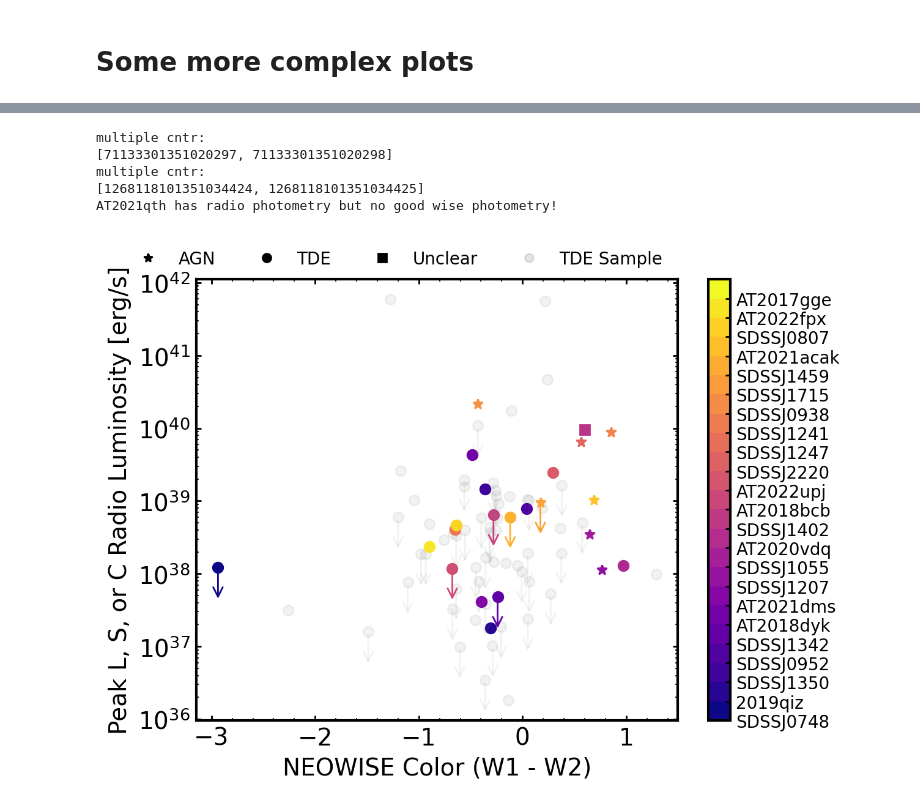
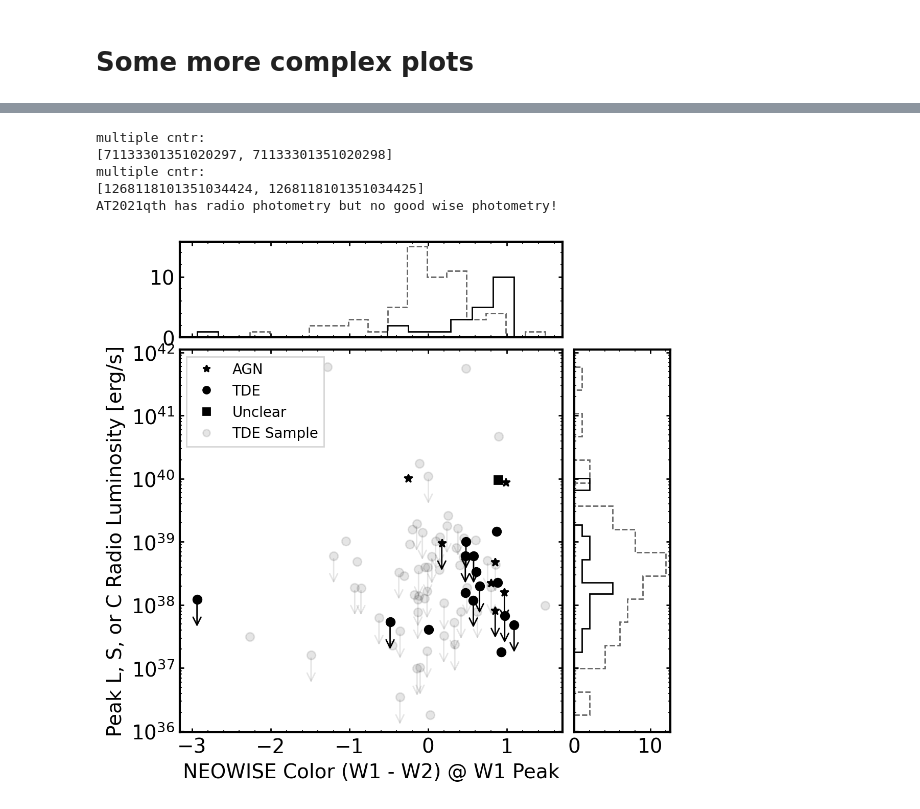
Before and after one commit to noahfranz13/radio-ecle, a Jupyter notebook: ecle-data-to-otter.ipynb, the cells around one changed output, grey strips where cells are left out. Cells and saved outputs as stored; diff of their text form; code cells hidden in the pictures.

```diff
--- a/ecle-data-to-otter.ipynb
+++ b/ecle-data-to-otter.ipynb
@@ -415,5 +565,13 @@ lightcurve_plot("S", n_ecle=18)
 # %%
-fig, ax = plt.subplots()
+fig = plt.figure(figsize=(6,6))
+gs = fig.add_gridspec(2, 2,  width_ratios=(4, 1), height_ratios=(1, 4),
+                      left=0.1, right=0.9, bottom=0.1, top=0.9,
+                      wspace=0.05, hspace=0.05)
+
+ax = fig.add_subplot(gs[1, 0])
+ax_histx = fig.add_subplot(gs[0, 0], sharex=ax)
+ax_histy = fig.add_subplot(gs[1, 1], sharey=ax)
+
 cmap = mpl.colormaps['plasma']
 
 ecle_names = set(meta.name.unique())
@@ -423,6 +581,7 @@ i = 0
 
 radio_filts = ("L", "S", "C")
 
+radio_data, wise_data, class_ = [], [], []
 cbar_labels = []
 
 for t in all_transients:
@@ -452,8 +611,8 @@ for t in all_transients:
 
     w1_w2 = w1.merge(w2, on="date_mjd", suffixes=("_w1", "_w2")).dropna()
 
-    wise_color = w1_w2.flux_w1 - w1_w2.flux_w2
-    wise_max = np.argmin(wise_color) # because mags are backwards
+    wise_max = np.argmin(w1_w2.flux_w1) # choose peak W1
+    wise_color = w1_w2.flux_w1.tolist()[wise_max] - w1_w2.flux_w2.tolist()[wise_max]
     wise_uplim = w1_w2.upperlimit_w1.values[wise_max] or w1_w2.upperlimit_w2.values[wise_max]
 
     # get the luminosity
@@ -482,7 +641,7 @@ for t in all_transients:
         i += 1
 
         # All of the ECLEs have S-band data
-        s = phot[phot.filter_name.isin(filts)]
+        s = phot[phot.filter_name.isin(radio_filts)]
         cbar_labels.append(metadata.name.values[0].replace("_", ""))
 
         alpha = 1
@@ -503,52 +662,77 @@ for t in all_transients:
 
     max_idx = np.argmax(s.lum.values)
     y = s.lum.values[max_idx]
+    x = wise_color
 
-    x = wise_color.values[wise_max]
+    radio_data.append(y)
+    wise_data.append(x)
+    class_.append(isECLE)
 
-    ax.plot(x, y, color=color, marker=symb, alpha=alpha)
+    ax.plot(x, y, color="k", marker=symb, alpha=alpha)
 
     if s.upperlimit.values[max_idx]:
-        ax.annotate("", xy=(x, y/3), xytext=(x, y), arrowprops=dict(arrowstyle='->',color=color,alpha=alpha))
+        ax.annotate("", xy=(x, y/3), xytext=(x, y), arrowprops=dict(arrowstyle='->',color="k",alpha=alpha))
 
     if wise_uplim:
-        ax.annotate("", xy=(y, x/3), xytext=(y, x), arrowprops=dict(arrowstyle='->',color=color,alpha=alpha))
+        ax.annotate("", xy=(y, x/3), xytext=(y, x), arrowprops=dict(arrowstyle='->',color="k",alpha=alpha))
+
+radio_data, wise_data, ecle_filt = np.array(radio_data), np.array(wise_data), np.array(class_)
 
 custom_legend_params = dict(
     color = "k",
     lw = 4,
     markersize = 5,
     linestyle = "none"
 )
 
 custom_lines = [
     Line2D([0], [0], marker="*", **custom_legend_params),
     Line2D([0], [0], marker="o", **custom_legend_params),
     Line2D([0], [0], marker="s", **custom_legend_params),
     Line2D([0], [0], marker="o", alpha=0.1, **custom_legend_params)
 ]
 
 custom_labels = ["AGN", "TDE", "Unclear", "TDE Sample"]
 
 ax.set_yscale("log")
 
-ax.legend(custom_lines, custom_labels, bbox_to_anchor=(1,1.1), ncols=len(custom_lines), fontsize=10)
+ax.legend(custom_lines, custom_labels, loc="upper left", ncols=1, fontsize=10, frameon=True, fancybox=False)
 
-norm = mpl.colors.BoundaryNorm(range(len(colors)), cmap.N)
-cbar = fig.colorbar(mpl.cm.ScalarMappable(cmap=cmap, norm=norm), ax=ax, ticks=list(range(len(cbar_labels))))
-cbar.ax.set_yticklabels(cbar_labels, fontsize=10);
+#norm = mpl.colors.BoundaryNorm(range(len(colors)), cmap.N)
+#cbar = fig.colorbar(mpl.cm.ScalarMappable(cmap=cmap, norm=norm), ax=ax, ticks=list(range(len(cbar_labels))))
+#cbar.ax.set_yticklabels(cbar_labels, fontsize=10);
 
 ax.set_ylabel("Peak L, S, or C Radio Luminosity [erg/s]")
-ax.set_xlabel("NEOWISE Color (W1 - W2)")
+ax.set_xlabel("NEOWISE Color (W1 - W2) @ W1 Peak")
+
+# plot the side histograms
+nbins=15
+wise_ecle_bins, wise_ecle_edges = np.histogram(wise_data[ecle_filt],bins=nbins)
+wise_data_bins, wise_data_edges = np.histogram(wise_data[~ecle_filt],bins=nbins)
+ax_histx.stairs(wise_data_bins, wise_data_edges, color='k', linestyle='--', alpha=0.6)
+ax_histx.stairs(wise_ecle_bins, wise_ecle_edges, color='k', linestyle='-', alpha=1)
+
+hist, bins = np.histogram(radio_data[~ecle_filt],bins=nbins)
+logbins = np.logspace(np.log10(bins[0]),np.log10(bins[-1]),len(bins))
+radio_data_bins, radio_data_edges = np.histogram(radio_data[~ecle_filt],bins=logbins)
+ax_histy.stairs(radio_data_bins, radio_data_edges, orientation="horizontal", color='k', linestyle='--', alpha=0.6)
+
+hist, bins = np.histogram(radio_data[ecle_filt],bins=nbins)
+logbins = np.logspace(np.log10(bins[0]),np.log10(bins[-1]),len(bins))
+radio_ecle_bins, radio_ecle_edges = np.histogram(radio_data[ecle_filt],bins=logbins)
+ax_histy.stairs(radio_ecle_bins, radio_ecle_edges, orientation="horizontal", color='k', linestyle='-', alpha=1)
+
+ax_histx.tick_params(axis="x", labelbottom=False)
+ax_histy.tick_params(axis="y", labelleft=False)
 
 fig.savefig("ecle-radio-vs-wise.png")
 # %% [output]
 multiple cntr:
 [71133301351020297, 71133301351020298]
 multiple cntr:
 [1268118101351034424, 1268118101351034425]
 AT2021qth has radio photometry but no good wise photometry!
-[figure, old version]
+[figure, new version]
 # %%
 fig, ax = plt.subplots()
 cmap = mpl.colormaps['plasma']
```
Also changed, not shown: parts of 9 cells of this notebook, 54 other files.
